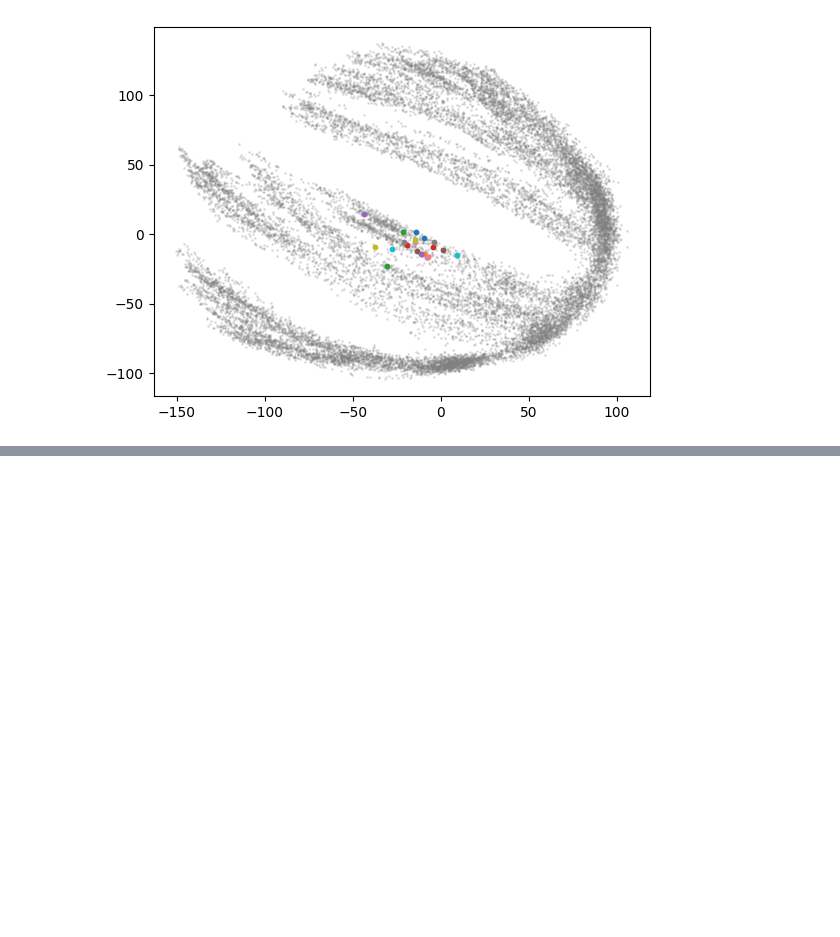
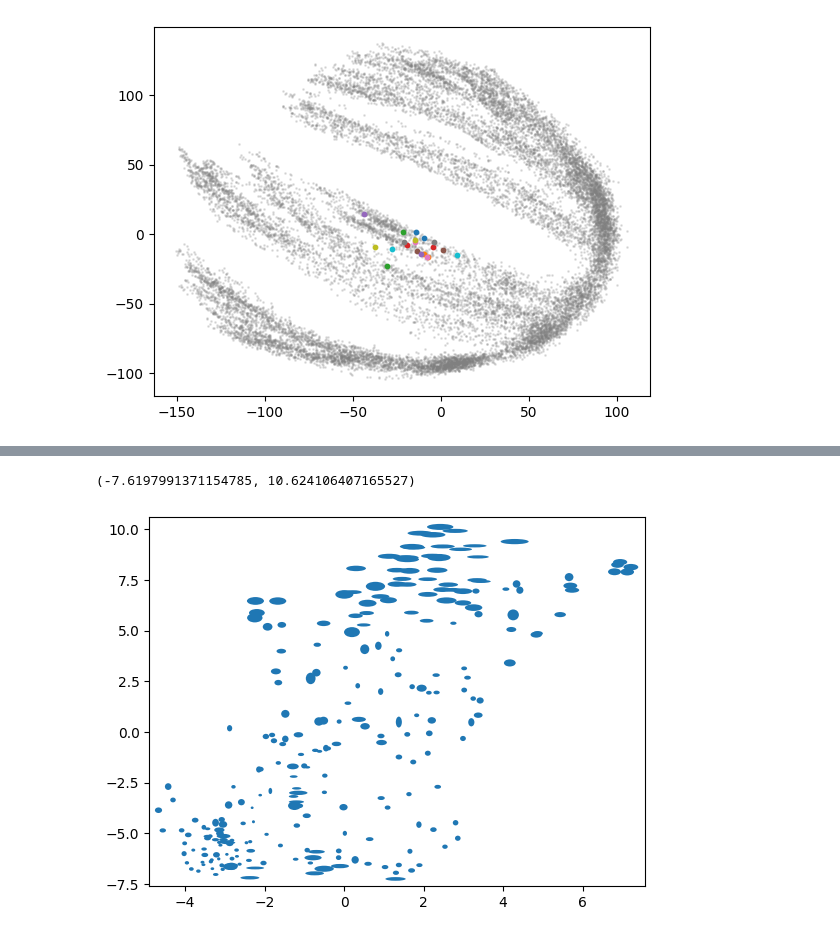
Before and after one commit to theo-long/uPHATE, a Jupyter notebook: examples/synthetic_tree.ipynb, the cells around one changed output, grey strips where cells are left out. Cells and saved outputs as stored; diff of their text form; code cells hidden in the pictures; blank space fills up the shorter version.

```diff
--- a/examples/synthetic_tree.ipynb
+++ b/examples/synthetic_tree.ipynb
@@ -38,3 +40,29 @@ for emb in aligned_embeddings:
     plt.scatter(*emb[index].T, s=10)
 # %% [output]
 [figure]
+# %%
+# Using smaller dataset for now since full jac is expensive
+X, labels = gen_dla(n_branch=5, n_dim=10, branch_length=50)
+# %%
+X_uphate = get_phate_embedding_jit(
+    X,
+    jax.random.key(20),
+    t=20,
+)
+
+X_uphate_jac = jax.jit(
+    jax.jacobian(get_phate_embedding),
+    static_argnames=[
+        "t",
+        "n_components",
+        "knn",
+        "decay",
+        "n_landmark",
+        "gamma",
+    ],
+)(
+    X,
+    jax.random.key(20),
+    t=20,
+)
+X_uphate_jac.block_until_ready()
@@ -40,0 +87,21 @@ for emb in aligned_embeddings:
+# %%
+from matplotlib.collections import EllipseCollection
+
+grad_magnitudes = jnp.linalg.norm(X_uphate_jac, axis=(2, 3)) * 0.1
+
+fig, ax = plt.subplots()
+ec = EllipseCollection(
+    widths=grad_magnitudes[:, 0],
+    heights=grad_magnitudes[:, 1],
+    angles=jnp.zeros(grad_magnitudes.shape[0]),
+    offsets=X_uphate,
+    units="xy",
+    transOffset=ax.transData
+)
+
+ax.add_collection(ec)
+ax.set_xlim(X_uphate[:, 0].min() * 1.05, X_uphate[:, 0].max() * 1.05)
+ax.set_ylim(X_uphate[:, 1].min() * 1.05, X_uphate[:, 1].max() * 1.05)
+# %% [output]
+(-7.6197991371154785, 10.624106407165527)
+[figure, added]
```
Also changed, not shown: parts of 2 cells of this notebook.
